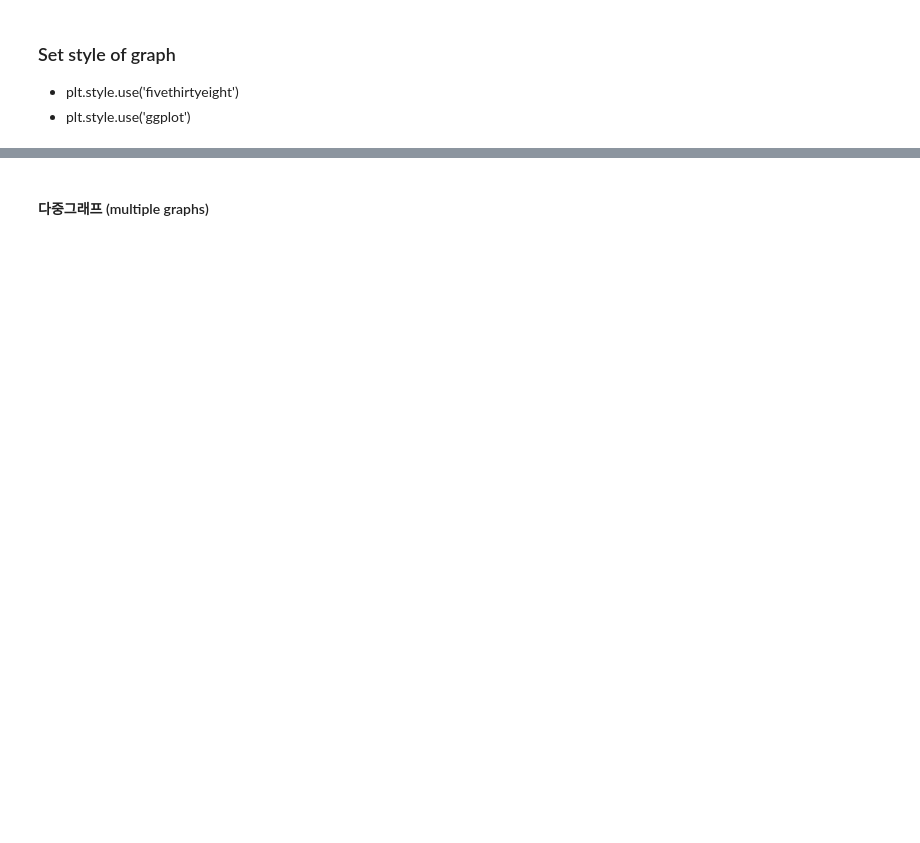
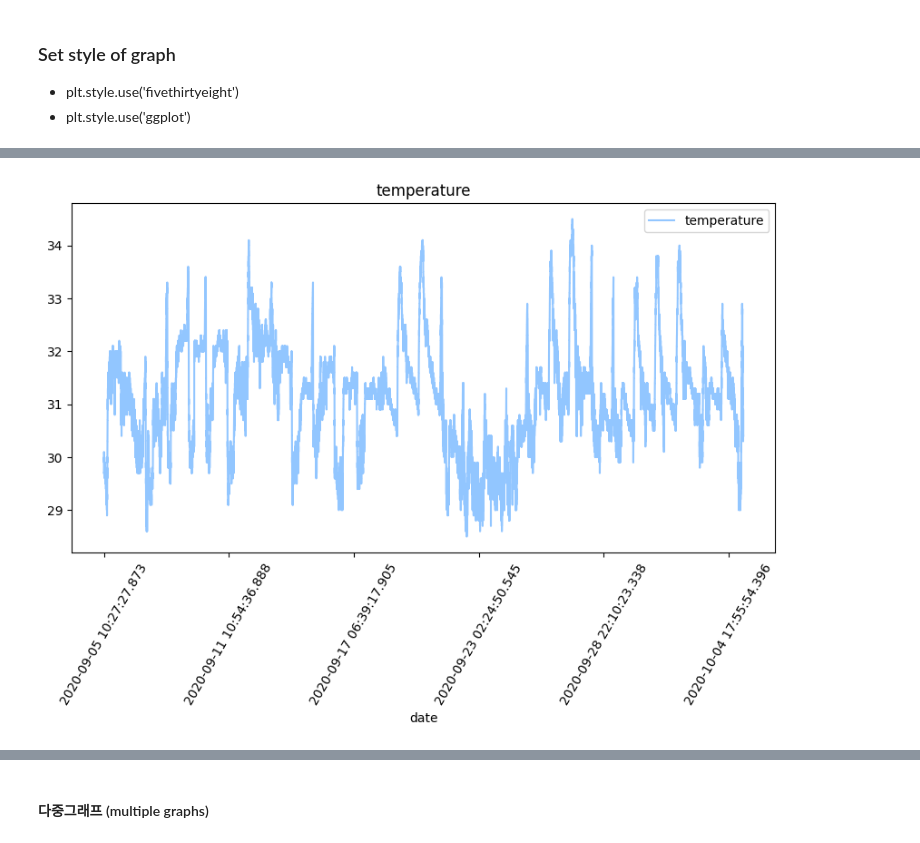
Before and after one commit to Kim-Hyerin/pdm06, a Jupyter notebook: py-pandas/pandas_6_iot_nano33_0_pdm06.ipynb, the cells around one changed output, grey strips where cells are left out. Saved outputs shown, nothing was run; the diff lists cells and outputs as text; code cells hidden in the pictures; blank space fills up the shorter version.

```diff
--- a/py-pandas/pandas_6_iot_nano33_0_pdm06.ipynb
+++ b/py-pandas/pandas_6_iot_nano33_0_pdm06.ipynb
@@ -269,7 +310,11 @@ plt.show()
 # %%
+# 온도 그래프(ggplot)
 iot_data.plot(x='date', y='temperature', figsize=(10,5), title='temperature')
+plt.xticks(rotation=60)
 plt.style.use('ggplot')
 plt.show()
+# %% [output]
+[figure, added]
 # %%
 # restore default style
 plt.style.use('default')
```
Also changed, not shown: parts of 52 cells of this notebook.
